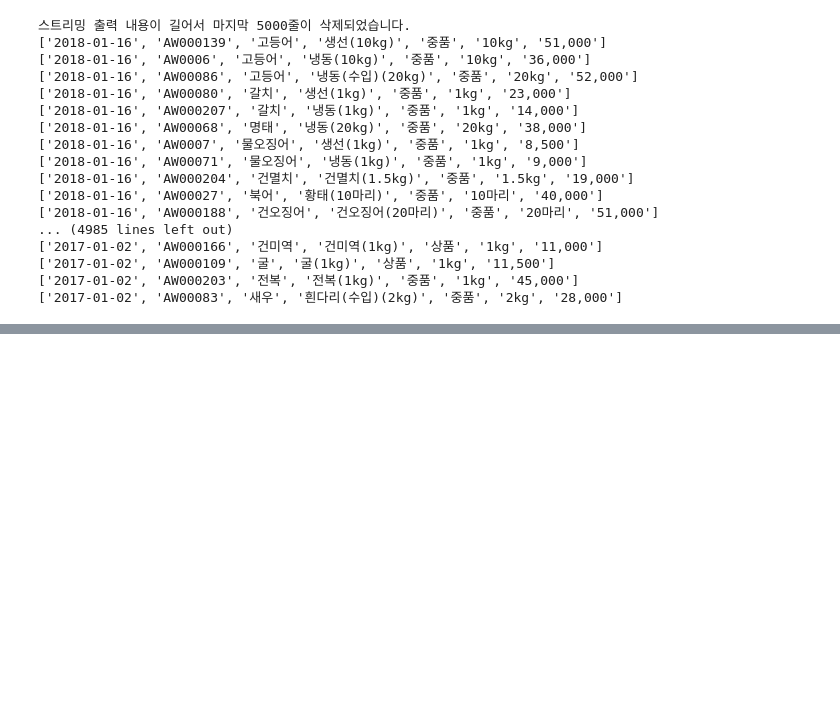
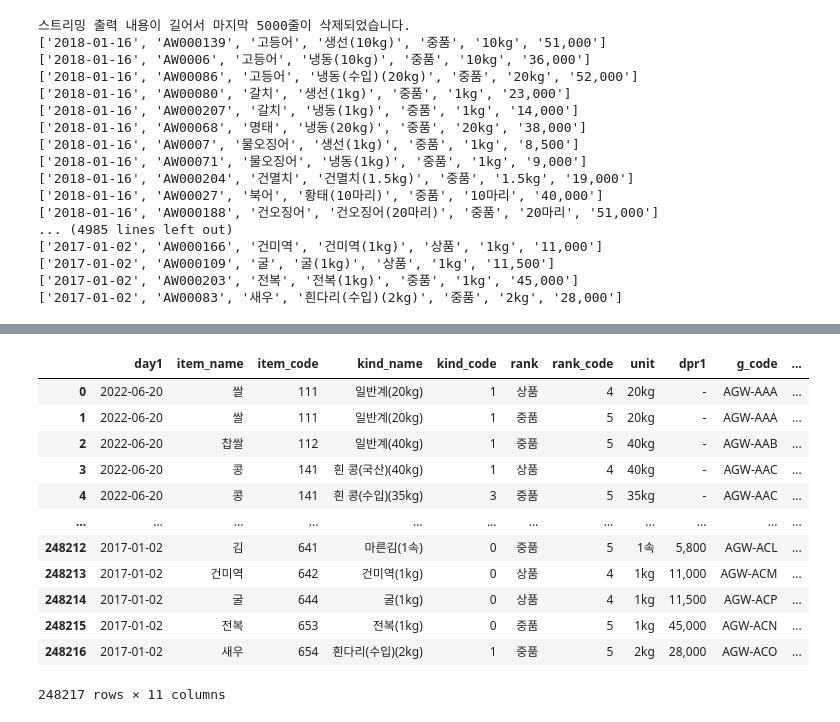
Before and after one commit to indiaprince/WholeSale_Crawling, a Jupyter notebook: Crawling.ipynb, the cells around one changed output, grey strips where cells are left out. Saved outputs shown, nothing was run; the diff lists cells and outputs as text; code cells hidden in the pictures; blank space fills up the shorter version.

```diff
--- a/Crawling.ipynb
+++ b/Crawling.ipynb
@@ -899,0 +785,3 @@ conn.close()
+# %%
+item_code =total['item_code'].unique()
+item_code
@@ -899,0 +795,10 @@ conn.close()
+# %%
+group_idx = 0
+group = []
+for i in range(len(total)):
+  for j in range(len(item_code)):
+    if(total.iloc[i]['item_code']==item_code[j]):
+      g_code = Main_Category+Medium_Category+'-'+g[j]
+      group.append(g_code)
+      break
+total['g_code'] = group
@@ -899,0 +807,13 @@ conn.close()
+# %%
+total_col = []
+for idx in range(len(total)): total_col.append(total.iloc[idx]['item_name']+'_'+total.iloc[idx]['kind_name']+'_'+total.iloc[idx]['rank'])
+cols = list(set(total_col))
+
+
+d = dict()
+product_idx = '0'
+idx_code = [str(i).zfill(4) for i in range(len(cols))]
+
+#product_idx  = str(int(product_idx)+1)
+for idx in range(len(idx_code)): d[idx_code[idx]] = cols[idx]
+d
@@ -899,0 +838,24 @@ conn.close()
+# %%
+p_code = []
+for idx in range(len(total)):
+  for key in d.keys():
+    if(d[key]==total.iloc[idx]['item_name']+'_'+total.iloc[idx]['kind_name']+'_'+total.iloc[idx]['rank']):
+      p_code.append(total.iloc[idx]['g_code']+key)
+      break
+total['p_code'] = p_code
+# %%
+total
+# %% [output]
+|  | day1 | item_name | item_code | kind_name | kind_code | rank | rank_code | unit | dpr1 | g_code | ... |
+| 0 | 2022-06-20 | 쌀 | 111 | 일반계(20kg) | 1 | 상품 | 4 | 20kg | - | AGW-AAA | ... |
+| 1 | 2022-06-20 | 쌀 | 111 | 일반계(20kg) | 1 | 중품 | 5 | 20kg | - | AGW-AAA | ... |
+| 2 | 2022-06-20 | 찹쌀 | 112 | 일반계(40kg) | 1 | 중품 | 5 | 40kg | - | AGW-AAB | ... |
+| 3 | 2022-06-20 | 콩 | 141 | 흰 콩(국산)(40kg) | 1 | 상품 | 4 | 40kg | - | AGW-AAC | ... |
+| 4 | 2022-06-20 | 콩 | 141 | 흰 콩(수입)(35kg) | 3 | 중품 | 5 | 35kg | - | AGW-AAC | ... |
+| ... | ... | ... | ... | ... | ... | ... | ... | ... | ... | ... | ... |
+| 248212 | 2017-01-02 | 김 | 641 | 마른김(1속) | 0 | 중품 | 5 | 1속 | 5,800 | AGW-ACL | ... |
+| 248213 | 2017-01-02 | 건미역 | 642 | 건미역(1kg) | 0 | 상품 | 4 | 1kg | 11,000 | AGW-ACM | ... |
+| 248214 | 2017-01-02 | 굴 | 644 | 굴(1kg) | 0 | 상품 | 4 | 1kg | 11,500 | AGW-ACP | ... |
+| 248215 | 2017-01-02 | 전복 | 653 | 전복(1kg) | 0 | 중품 | 5 | 1kg | 45,000 | AGW-ACN | ... |
+| 248216 | 2017-01-02 | 새우 | 654 | 흰다리(수입)(2kg) | 1 | 중품 | 5 | 2kg | 28,000 | AGW-ACO | ... |
+248217 rows × 11 columns
```
Also changed, not shown: parts of 50 cells of this notebook.
